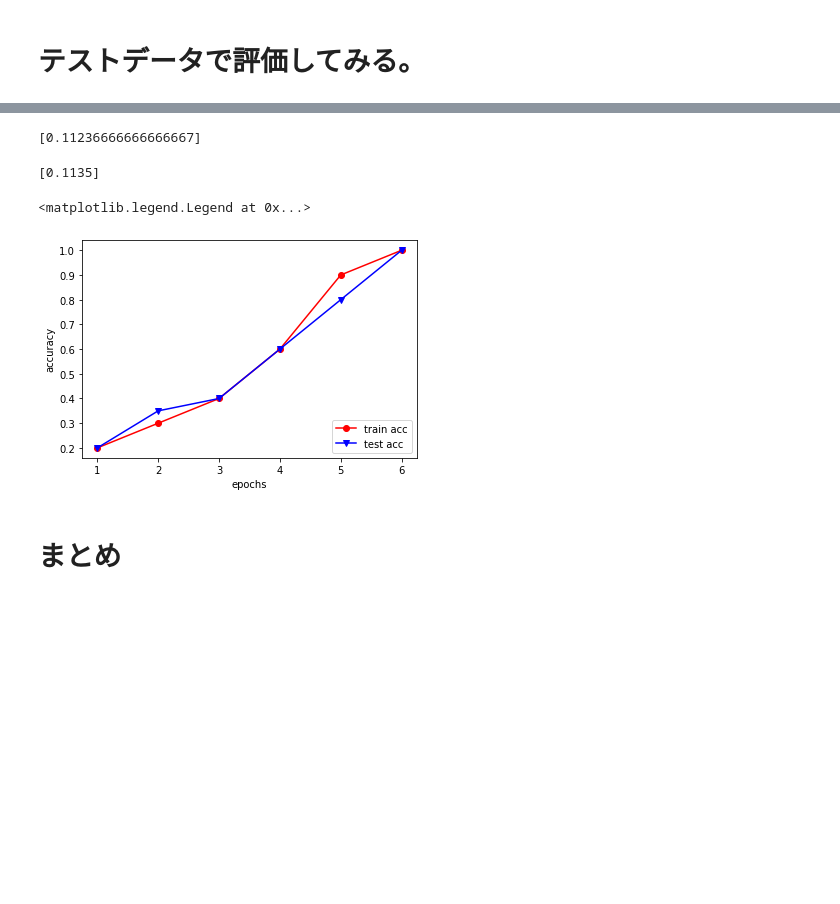
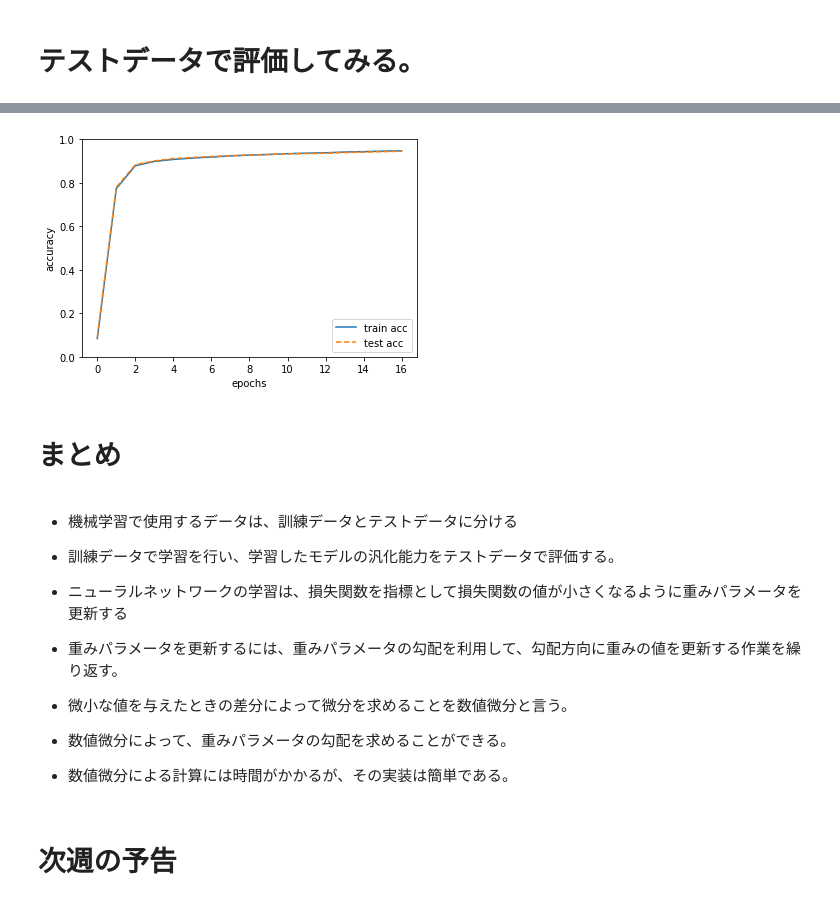
Before and after one commit to gotoh-poclab/deeplearning_study, a Jupyter notebook: studynote_4/学習アルゴリズムの実装.ipynb, the cells around one changed output, grey strips where cells are left out. Cells and saved outputs as stored; diff of their text form; code cells hidden in the pictures; blank space fills up the shorter version.

```diff
--- a/studynote_4/学習アルゴリズムの実装.ipynb
+++ b/studynote_4/学習アルゴリズムの実装.ipynb
@@ -151,14 +176,14 @@ iter_per_epoch = max(train_size / batch_size, 1)
 # ハイパーパラメーターの作成(その２)
 # その１とほぼ同じだが、コメントアウト部分を行っていない。
 
-iters_num = 3
+iters_num = 10000
 # train_size = x_train.shape[0]
 batch_size = 100
 learning_rate = 0.1
 
 network = TwoLayerNet(input_size=784, hidden_size=50, output_size=10)
 # %%
-count = 0
+%time
 for i in range(iters_num):
     # ミニバッチの取得
     batch_mask = np.random.choice(train_size, batch_size)
@@ -166,7 +191,7 @@ for i in range(iters_num):
     t_batch = t_train[batch_mask]
 
     # 勾配の計算
-    grad = network.numerical_gradient(x_batch, t_batch)
+    grad = network.gradient(x_batch, t_batch)
 
     for key in ('W1', 'b1', 'W2', 'b2'):
         network.params[key] -= learning_rate * grad[key]
@@ -180,7 +205,4 @@ for i in range(iters_num):
         train_acc_list.append(train_acc)
         test_acc_list.append(test_acc)
         print("train acc, test acc |" + str(train_acc) + "," + str(test_acc))
-
-    print(count)
-    count = count + 1
 # %% [output]
@@ -200,39 +228,36 @@ plt.plot(x, y);
-# %%
-# これを入れる。
-train_acc_list
-# %% [output]
-[0.11236666666666667]
-# %%
-# testはこれを入れる。
-test_acc_list
-# %% [output]
-[0.1135]
-# %%
-#ライブラリのインポート
-import matplotlib.pyplot as plt
-
-#1つ目の表示するデータを用意
-x1 = [1, 2, 3, 4, 5, 6]
-y1 = [0.2, 0.3, 0.4, 0.6, 0.9, 1.0]
-
-#2つ目の表示するデータを用意
-x2 = [1, 2, 3, 4, 5, 6]
-y2 = [0.2, 0.35, 0.4, 0.6, 0.8, 1.0]
-
-#1つ目のデータをplotメソッドでプロット
-plt.plot(x1, y1, color = 'red', marker = 'o', label="train acc")
-
-#2つ目のデータをplotメソッドでプロット
-plt.plot(x2, y2, color = 'blue', marker = 'v', label="test acc")
-
-# ラベル
-plt.xlabel("epochs")
-plt.ylabel("accuracy")
-
-# legend(凡例)付きで表示。凡例は右下にしている。デフォルトは、左上。
-plt.legend(loc='lower right')
-# %% [output]
-<matplotlib.legend.Legend at 0x...>
-[figure, removed]
+# %%
+# グラフの描画
+markers = {'train': 'o', 'test': 's'}
+#listのデータを数えてx軸を作成
+x = np.arange(len(train_acc_list))
+#二つを比べるので別々に加える
+plt.plot(x, train_acc_list, label='train acc')
+plt.plot(x, test_acc_list, label='test acc', linestyle='--')
+# ラベル
+plt.xlabel("epochs")
+plt.ylabel("accuracy")
+plt.ylim(0, 1.0)
+# legend(凡例)付きで表示。凡例は右下にしている。デフォルトは、左上。
+plt.legend(loc='lower right')
+# グラフを表示
+plt.show()
+# %% [output]
+[figure, added]
 # %% [markdown]
 # まとめ
+# %% [markdown]
+- 機械学習で使用するデータは、訓練データとテストデータに分ける
+
+- 訓練データで学習を行い、学習したモデルの汎化能力をテストデータで評価する。
+
+- ニューラルネットワークの学習は、損失関数を指標として損失関数の値が小さくなるように重みパラメータを更新する
+
+- 重みパラメータを更新するには、重みパラメータの勾配を利用して、勾配方向に重みの値を更新する作業を繰り返す。
+
+- 微小な値を与えたときの差分によって微分を求めることを数値微分と言う。
+
+- 数値微分によって、重みパラメータの勾配を求めることができる。
+
+- 数値微分による計算には時間がかかるが、その実装は簡単である。
+# %% [markdown]
+# 次週の予告
```
Also changed, not shown: parts of 9 cells of this notebook.
